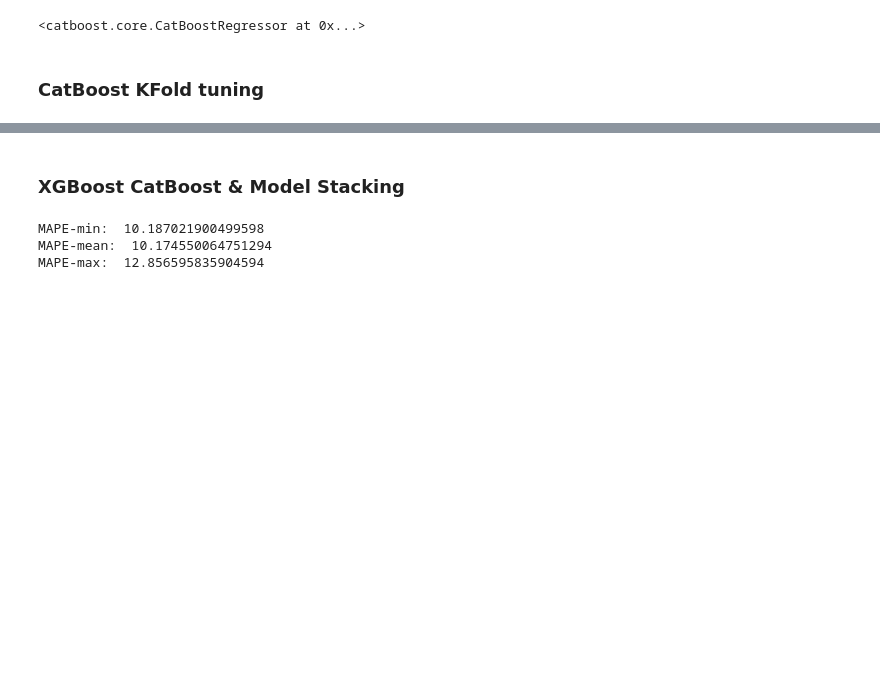
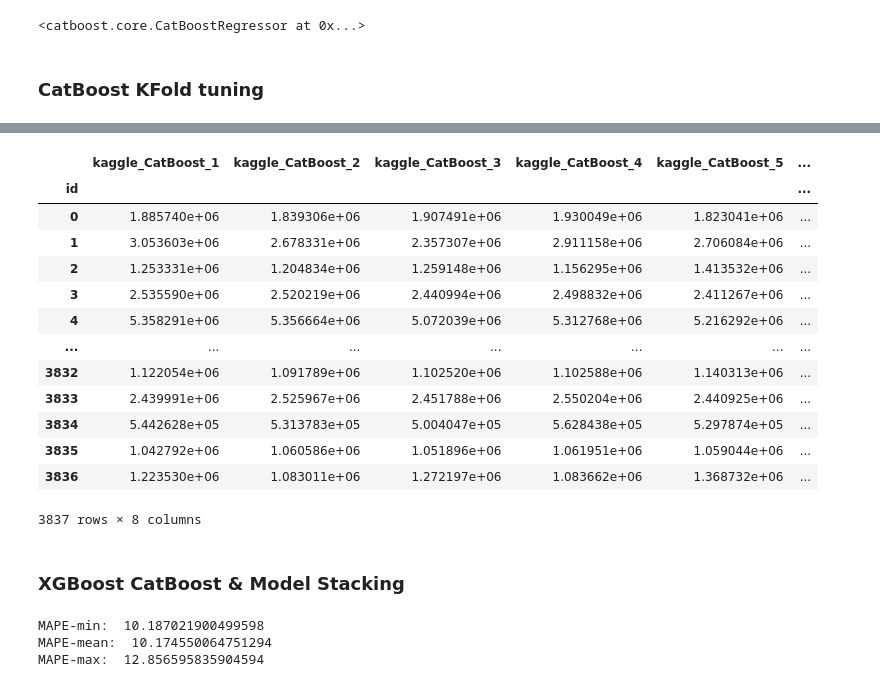
Before and after one commit to makingthefuturehappy/ML_car_pricing, a Jupyter notebook: Car_price.ipynb, the cells around one changed output, grey strips where cells are left out. Cells and saved outputs as stored; diff of their text form; code cells hidden in the pictures; blank space fills up the shorter version.

Commit message:
Update Car_price.ipynb
"kaggle submition" functionality

```diff
--- a/Car_price.ipynb
+++ b/Car_price.ipynb
@@ -905,7 +905,7 @@ Shrink model to first 9943 iterations.
 ### CatBoost KFold tuning
 # %%
 def CatBoost_model(y_train, X_train, X_test, y_test):
-    ITERATIONS = 10000
+    ITERATIONS = 20000
     LR         = 0.1
     model = CatBoostRegressor(iterations = ITERATIONS,
                               learning_rate = LR,
@@ -1041,0 +965,6 @@ Min Score: 12.476
+# %%
+kaggle_df = pd.DataFrame()
+kaggle_X = df.query('sample == 0').drop(['sample', 'Price', 'description'], axis=1)
+
+df_models_result, kaggle_df = CatBoost_folding(N_FOLDS, X, y, df_models_result, kaggle_X, kaggle_df)
+allDone()
@@ -1054,0 +1075,24 @@ MAPE-max:  12.419448100484747
+# %%
+kaggle_df['min'] = kaggle_df.min(axis = 1)
+kaggle_df['mean'] = kaggle_df.mean(axis = 1)
+kaggle_df['max'] = kaggle_df.max(axis = 1)
+
+kaggle_df.rename(columns={'mean': 'price'}, inplace=True)
+kaggle_df['price'] = kaggle_df['price'].apply(lambda x: round(x,0))
+kaggle_df.rename_axis('id', inplace=True)
+kaggle_df
+# %% [output]
+|  | kaggle_CatBoost_1 | kaggle_CatBoost_2 | kaggle_CatBoost_3 | kaggle_CatBoost_4 | kaggle_CatBoost_5 | ... |
+| id |  |  |  |  |  | ... |
+| 0 | 1.885740e+06 | 1.839306e+06 | 1.907491e+06 | 1.930049e+06 | 1.823041e+06 | ... |
+| 1 | 3.053603e+06 | 2.678331e+06 | 2.357307e+06 | 2.911158e+06 | 2.706084e+06 | ... |
+| 2 | 1.253331e+06 | 1.204834e+06 | 1.259148e+06 | 1.156295e+06 | 1.413532e+06 | ... |
+| 3 | 2.535590e+06 | 2.520219e+06 | 2.440994e+06 | 2.498832e+06 | 2.411267e+06 | ... |
+| 4 | 5.358291e+06 | 5.356664e+06 | 5.072039e+06 | 5.312768e+06 | 5.216292e+06 | ... |
+| ... | ... | ... | ... | ... | ... | ... |
+| 3832 | 1.122054e+06 | 1.091789e+06 | 1.102520e+06 | 1.102588e+06 | 1.140313e+06 | ... |
+| 3833 | 2.439991e+06 | 2.525967e+06 | 2.451788e+06 | 2.550204e+06 | 2.440925e+06 | ... |
+| 3834 | 5.442628e+05 | 5.313783e+05 | 5.004047e+05 | 5.628438e+05 | 5.297874e+05 | ... |
+| 3835 | 1.042792e+06 | 1.060586e+06 | 1.051896e+06 | 1.061951e+06 | 1.059044e+06 | ... |
+| 3836 | 1.223530e+06 | 1.083011e+06 | 1.272197e+06 | 1.083662e+06 | 1.368732e+06 | ... |
+3837 rows × 8 columns
```
Also changed, not shown: parts of 6 cells of this notebook.
